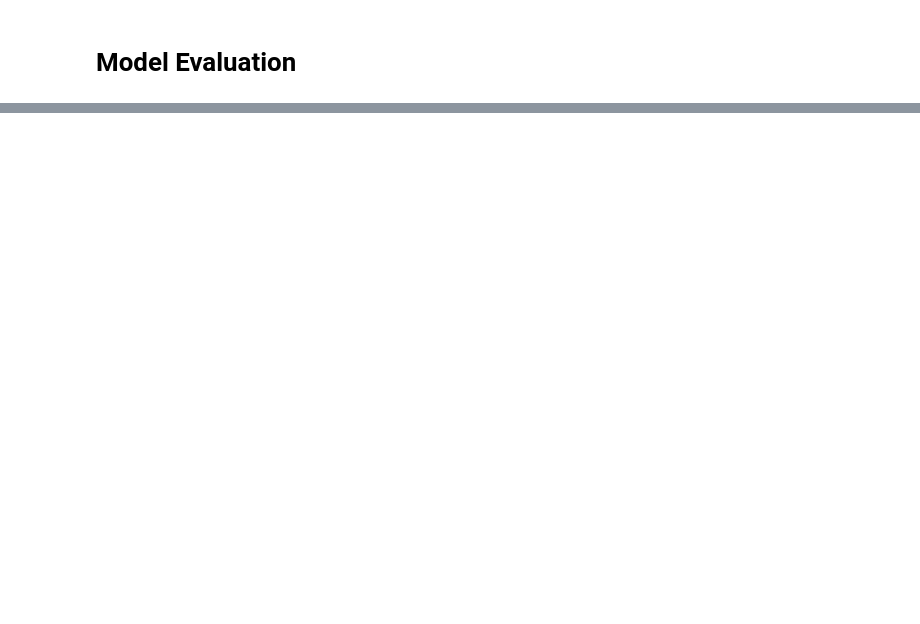
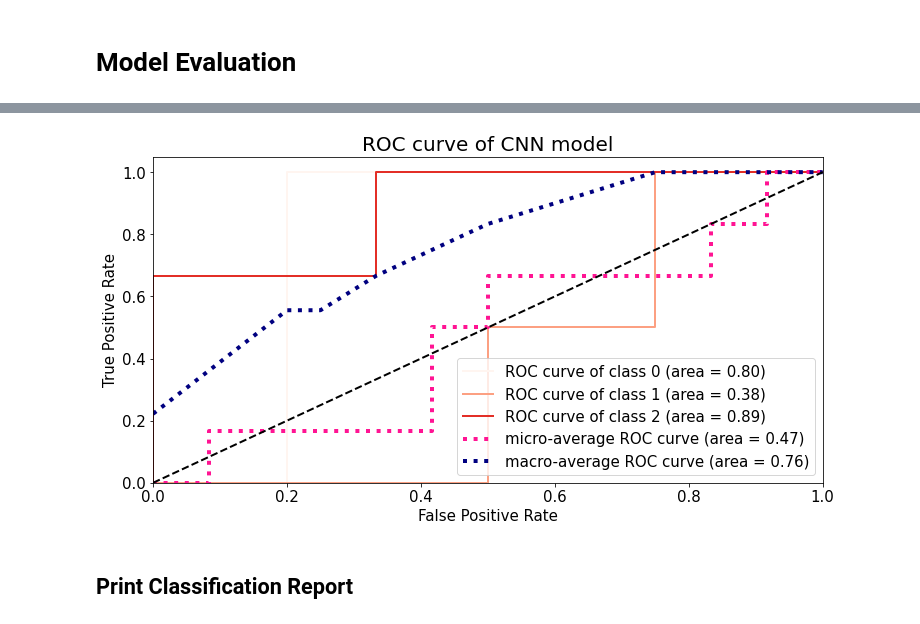
Before and after one commit to navavatpi/researchPhd, a Jupyter notebook: 2_dataModelingCNNModel.ipynb, the cells around one changed output, grey strips where cells are left out. Saved outputs shown, nothing was run; the diff lists cells and outputs as text; code cells hidden in the pictures; blank space fills up the shorter version.

```diff
--- a/2_dataModelingCNNModel.ipynb
+++ b/2_dataModelingCNNModel.ipynb
@@ -375,0 +371,30 @@ array([[0., 0., 1.],
+# %%
+# def plot ROC curve function
+def plotROC(y_test=y_test, y_pred=y_pred, title='ROC curve of CNN model'):
+
+  # set font sizes
+  SMALL_SIZE = 12
+  MEDIUM_SIZE = 15
+  BIGGER_SIZE = 20
+
+  skplt.metrics.plot_roc(y_true=np.argmax(y_test, axis=1),
+                                      y_probas=y_pred,
+                                      title=title,
+                                      plot_micro=True,
+                                      plot_macro=True,
+                                      figsize=(12,6),
+                                      cmap=plt.cm.Reds,
+                                      title_fontsize= BIGGER_SIZE,
+                                      text_fontsize= MEDIUM_SIZE
+                         )
+
+  # save figure
+  plt.savefig(defaultdir + '/processed_data/' + title + '.png')
+# %%
+# perform plot ROC curve function
+title = 'ROC curve of CNN model'
+plot = plotROC(y_test=y_test, y_pred=y_pred, title=title)
+# %% [output]
+[figure, added]
+# %% [markdown]
+## Print Classification Report
```
Also changed, not shown: parts of 29 cells of this notebook.
